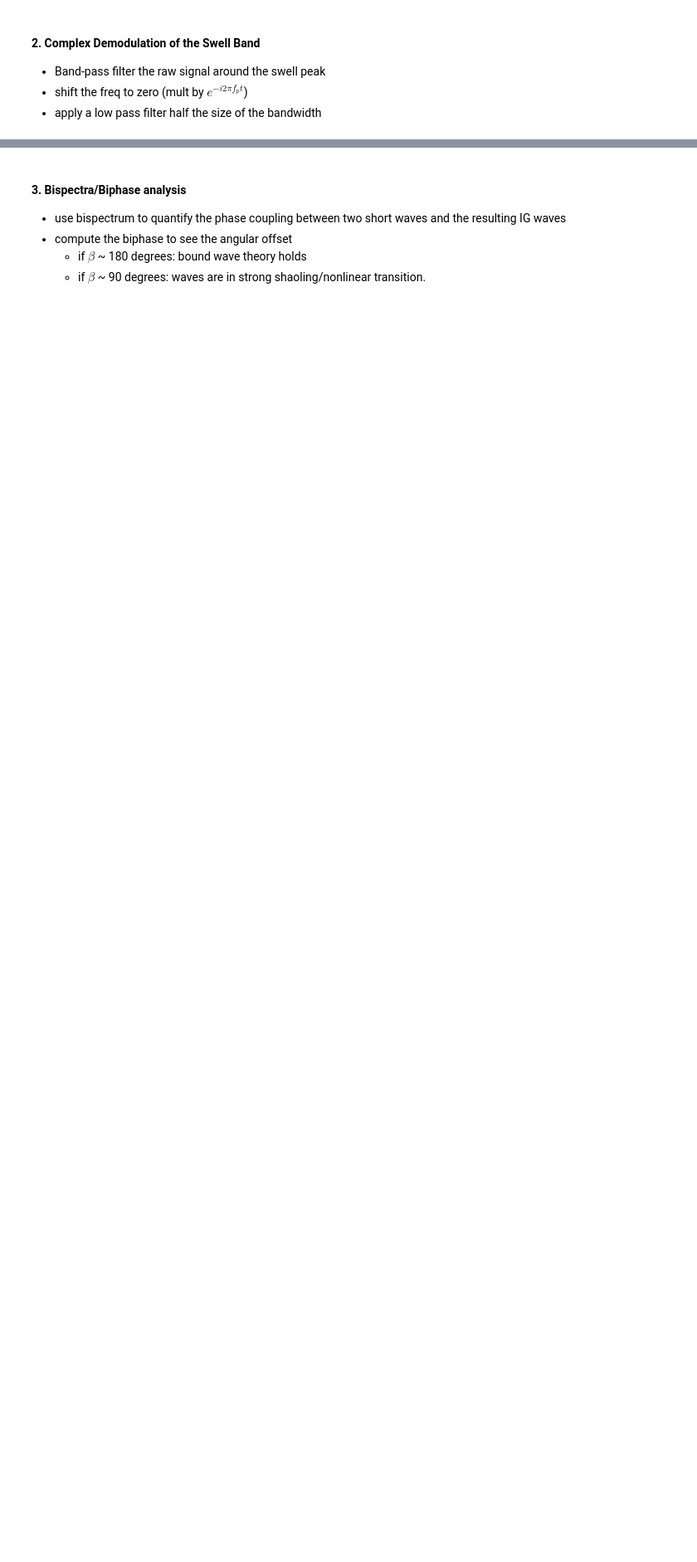
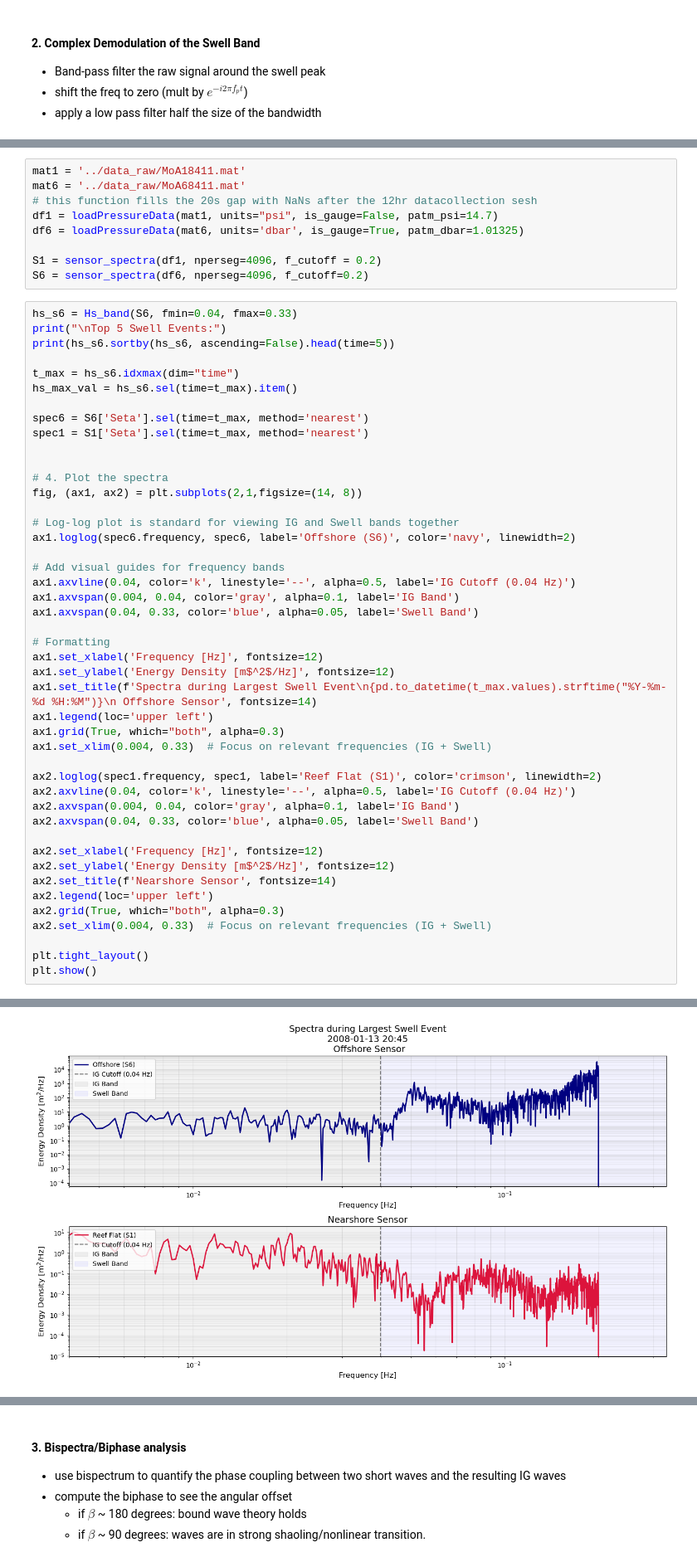
Before and after one commit to isidora-rojas/PILOT_Mokuleia, a Jupyter notebook: 2026_Mark_Meetings/2026-01-21.ipynb, the cells around one changed output, grey strips where cells are left out. Shown at 83% size. Drawn from its saved outputs; the diff is of its cells as text; blank space fills up the shorter version.

```diff
--- a/2026_Mark_Meetings/2026-01-21.ipynb
+++ b/2026_Mark_Meetings/2026-01-21.ipynb
@@ -33,0 +42,55 @@ $$ \eta_{ref{}} = \frac{1}{2}(\eta + u \sqrt{h/g})$$
+# %%
+mat1 = '../data_raw/MoA18411.mat'
+mat6 = '../data_raw/MoA68411.mat'
+# this function fills the 20s gap with NaNs after the 12hr datacollection sesh
+df1 = loadPressureData(mat1, units="psi", is_gauge=False, patm_psi=14.7)
+df6 = loadPressureData(mat6, units='dbar', is_gauge=True, patm_dbar=1.01325)
+
+S1 = sensor_spectra(df1, nperseg=4096, f_cutoff = 0.2)
+S6 = sensor_spectra(df6, nperseg=4096, f_cutoff=0.2)
+# %%
+hs_s6 = Hs_band(S6, fmin=0.04, fmax=0.33)
+print("\nTop 5 Swell Events:")
+print(hs_s6.sortby(hs_s6, ascending=False).head(time=5))
+
+t_max = hs_s6.idxmax(dim="time")
+hs_max_val = hs_s6.sel(time=t_max).item()
+
+spec6 = S6['Seta'].sel(time=t_max, method='nearest')
+spec1 = S1['Seta'].sel(time=t_max, method='nearest')
+
+
+# 4. Plot the spectra
+fig, (ax1, ax2) = plt.subplots(2,1,figsize=(14, 8))
+
+# Log-log plot is standard for viewing IG and Swell bands together
+ax1.loglog(spec6.frequency, spec6, label='Offshore (S6)', color='navy', linewidth=2)
+
+# Add visual guides for frequency bands
+ax1.axvline(0.04, color='k', linestyle='--', alpha=0.5, label='IG Cutoff (0.04 Hz)')
+ax1.axvspan(0.004, 0.04, color='gray', alpha=0.1, label='IG Band')
+ax1.axvspan(0.04, 0.33, color='blue', alpha=0.05, label='Swell Band')
+
+# Formatting
+ax1.set_xlabel('Frequency [Hz]', fontsize=12)
+ax1.set_ylabel('Energy Density [m$^2$/Hz]', fontsize=12)
+ax1.set_title(f'Spectra during Largest Swell Event\n{pd.to_datetime(t_max.values).strftime("%Y-%m-%d %H:%M")}\n Offshore Sensor', fontsize=14)
+ax1.legend(loc='upper left')
+ax1.grid(True, which="both", alpha=0.3)
+ax1.set_xlim(0.004, 0.33)  # Focus on relevant frequencies (IG + Swell)
+
+ax2.loglog(spec1.frequency, spec1, label='Reef Flat (S1)', color='crimson', linewidth=2)
+ax2.axvline(0.04, color='k', linestyle='--', alpha=0.5, label='IG Cutoff (0.04 Hz)')
+ax2.axvspan(0.004, 0.04, color='gray', alpha=0.1, label='IG Band')
+ax2.axvspan(0.04, 0.33, color='blue', alpha=0.05, label='Swell Band')
+
+ax2.set_xlabel('Frequency [Hz]', fontsize=12)
+ax2.set_ylabel('Energy Density [m$^2$/Hz]', fontsize=12)
+ax2.set_title(f'Nearshore Sensor', fontsize=14)
+ax2.legend(loc='upper left')
+ax2.grid(True, which="both", alpha=0.3)
+ax2.set_xlim(0.004, 0.33)  # Focus on relevant frequencies (IG + Swell)
+
+plt.tight_layout()
+plt.show()
+# %% [output]
@@ -33,0 +102 @@ $$ \eta_{ref{}} = \frac{1}{2}(\eta + u \sqrt{h/g})$$
+[figure, added]
```
Also changed, not shown: parts of 3 cells of this notebook, 1 other file.
